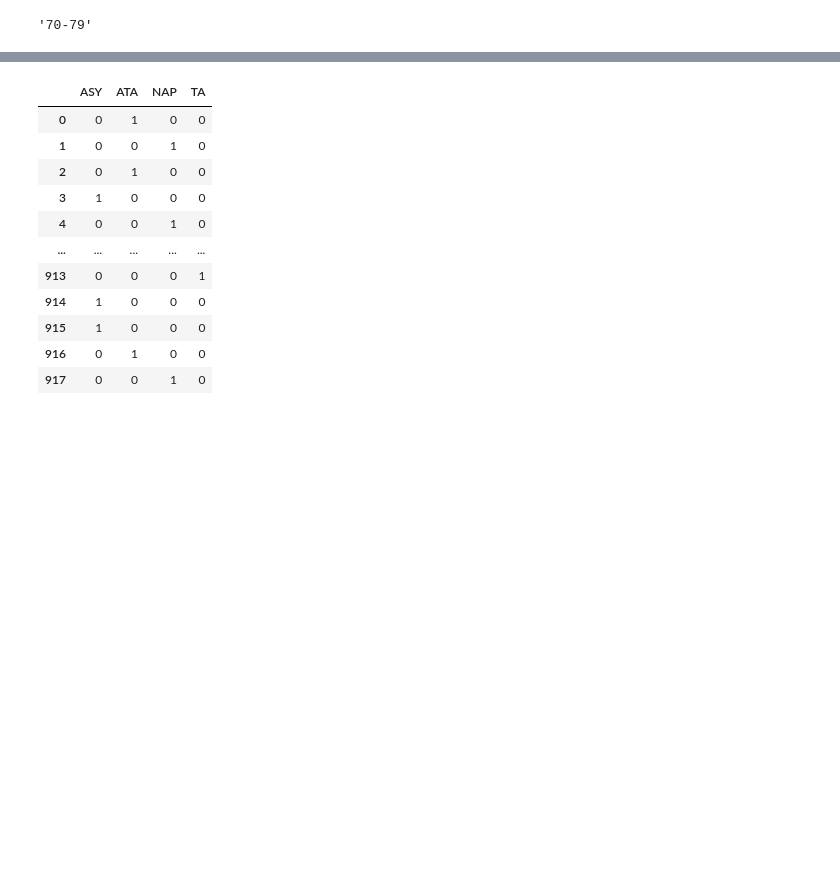
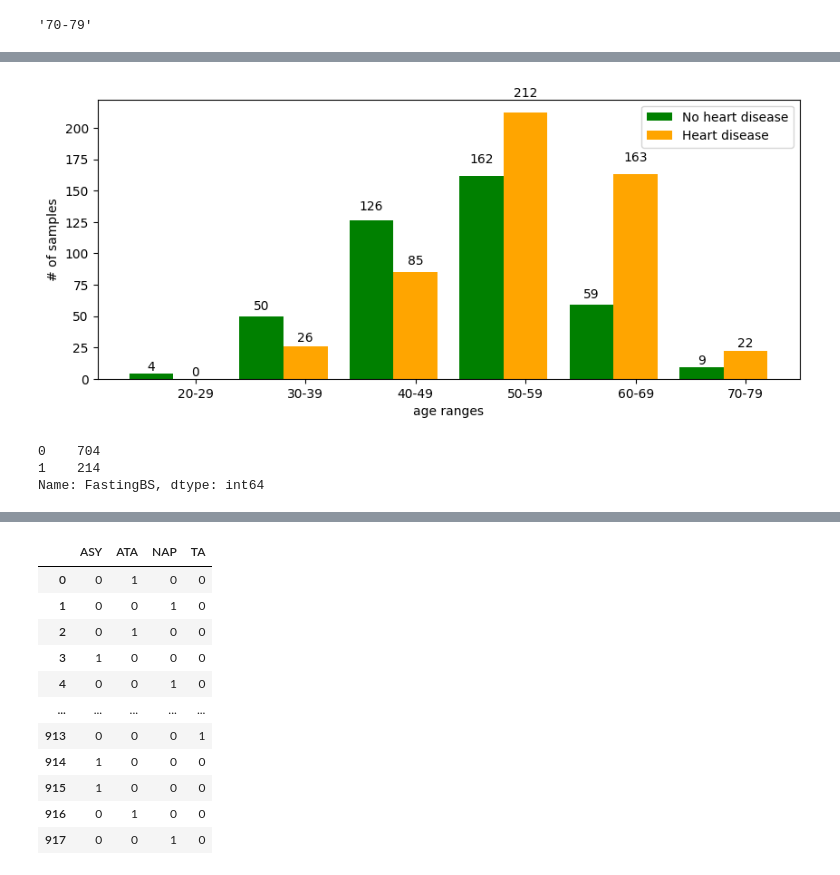
Before and after one commit to alditus/machine_learning_projects, a Jupyter notebook: heart_disease_dataset/heart_disease_data_cleaning.ipynb, the cells around one changed output, grey strips where cells are left out. Saved outputs shown, nothing was run; the diff lists cells and outputs as text; code cells hidden in the pictures; blank space fills up the shorter version.

```diff
--- a/heart_disease_dataset/heart_disease_data_cleaning.ipynb
+++ b/heart_disease_dataset/heart_disease_data_cleaning.ipynb
@@ -222,2 +190,3 @@ dataset['Age'].apply(get_age_range).sort_values().hist()
 # %%
-dataset['Age_range'] = dataset['Age'].apply(get_age_range)
+# add a new columns that will contain age ranges
+dataset['AgeRange'] = dataset['Age'].apply(get_age_range)
@@ -259,0 +193,2 @@ Name: HeartDisease, dtype: int64
+# %%
+heart_disease_by_age_range = dataset.groupby(by=['AgeRange','HeartDisease'])['HeartDisease'].count()
@@ -259,0 +210,4 @@ Name: HeartDisease, dtype: int64
+# %%
+target = [x[0] for x in heart_disease_by_age_range.keys()]
+target = np.unique(target)
+target
@@ -259,0 +247,34 @@ Name: HeartDisease, dtype: int64
+# %%
+fig, ax = plt.subplots(figsize=(10,4))
+
+ind = np.arange(len(target))  # the x locations for the groups
+width = 0.4       # the width of the bars
+
+no_heart_disease_bars = ax.bar(ind, no_heart_diseases_target, width, color='green')
+heart_disease_bars = ax.bar(ind+width, heart_diseases_target, width, color='orange')
+
+ax.set_ylabel('# of samples')
+ax.set_xlabel('age ranges')
+ax.set_xticks(ind+width)
+ax.set_xticklabels( (target) )
+ax.legend( (no_heart_disease_bars[0], heart_disease_bars[0]), ('No heart disease', 'Heart disease') )
+
+def autolabel(rects):
+    for rect in rects:
+        h = rect.get_height()
+        ax.text(rect.get_x()+rect.get_width()/2., 1.05*h, '%d'%int(h),
+                ha='center', va='bottom')
+
+autolabel(no_heart_disease_bars)
+autolabel(heart_disease_bars)
+
+
+plt.show()
+# %% [output]
+[figure, added]
+# %%
+dataset['FastingBS'].value_counts()
+# %% [output]
+0    704
+1    214
+Name: FastingBS, dtype: int64
```
Also changed, not shown: parts of 32 cells of this notebook.
